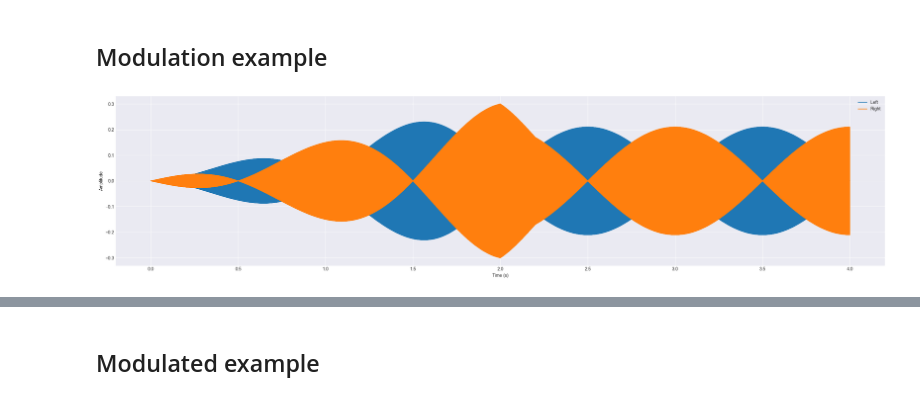
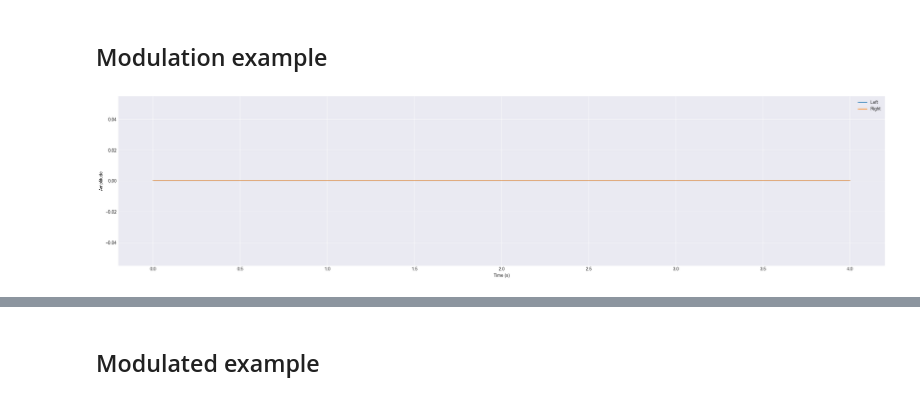
Before and after one commit to rasigle/sonicrack, a Jupyter notebook: examples/oscillators/oscillators_v6_modulation.ipynb, the cells around one changed output, grey strips where cells are left out. Drawn from its saved outputs; the diff is of its cells as text; code cells hidden in the pictures.

```diff
--- a/examples/oscillators/oscillators_v6_modulation.ipynb
+++ b/examples/oscillators/oscillators_v6_modulation.ipynb
@@ -123,30 +124,30 @@ plt.show()
 # %%
 gen_simple = Chain(
     SquareOscillator(note_to_frequency("C5"), amplitude=0.3),
     ModulatedVolume(
         ADSREnvelope(attack_duration=2, decay_duration=0.2, sustain_level=0.7)
     ),
-    ModulatedPanner(TriangleOscillator(1, phase=180, wave_range=(-1, 1))),
+    ModulatedPanner(TriangleOscillator(1, phase=180, wave_range=(-1, 1), amplitude=1)),
 )
 
 num_samples = DEFAULT_SAMPLE_RATE * 4
 duration = num_samples / DEFAULT_SAMPLE_RATE
 time = np.linspace(0, duration, num_samples)
 l, r = gen_simple.get_samples(num_samples).T
 
 _, ax = plt.subplots(1, 1, figsize=(25, 6))
 ax.plot(time, l, label="Left")
 ax.plot(time, r, label="Right")
 ax.set_xlabel("Time (s)")
 ax.set_ylabel("Amplitude")
 ax.legend()
 plt.tight_layout()
 plt.show()
 
 save_wave(l, r, filename="simple_mod.wav")
 display(Audio(filename="simple_mod.wav", rate=DEFAULT_SAMPLE_RATE))
 # %% [output]
-[figure, old version]
+[figure, new version]
 [interactive output not drawn]
 # %% [markdown]
 ## Modulated example
```
Also changed, not shown: parts of 4 cells of this notebook, 8 other files.
